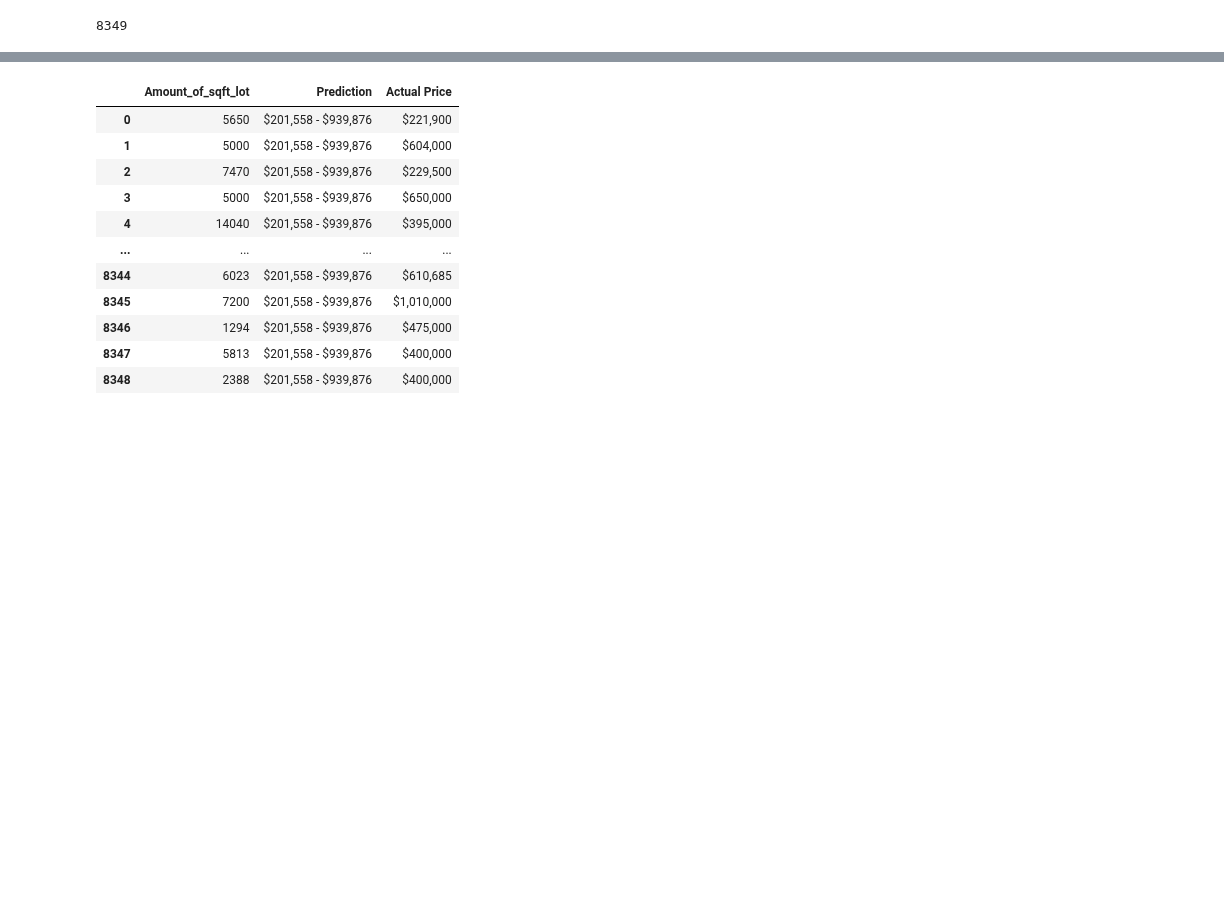
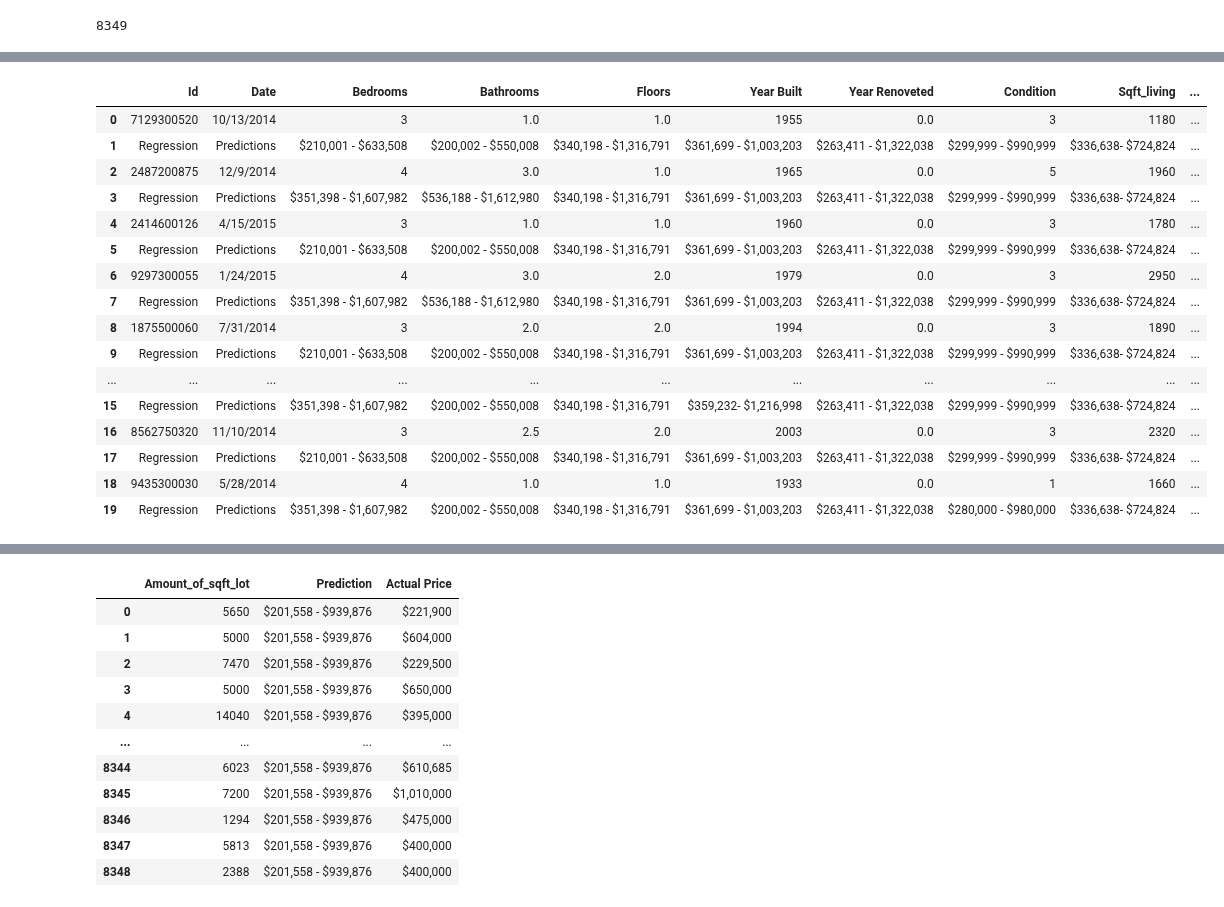
Before and after one commit to ruth-maker/file, a Jupyter notebook: King_County_Blueprint_Dataframes.ipynb, the cells around one changed output, grey strips where cells are left out. Cells and saved outputs as stored; diff of their text form; code cells hidden in the pictures; blank space fills up the shorter version.

```diff
--- a/King_County_Blueprint_Dataframes.ipynb
+++ b/King_County_Blueprint_Dataframes.ipynb
@@ -197,0 +286,6 @@ house_info = pd.DataFrame({'Id':id,'Date':date,'Bedrooms':bedrooms, 'Bathrooms':
+# %%
+sqft_living1 = []
+for i in range(8349):
+    sqft_living1.append(sqft_living[i])
+    sqft_living1.append(East_prediction_sqft_living.Prediction[i])
+len(sqft_living1)
@@ -197,0 +294,6 @@ house_info = pd.DataFrame({'Id':id,'Date':date,'Bedrooms':bedrooms, 'Bathrooms':
+# %%
+sqft_lot1 = []
+for i in range(8349):
+    sqft_lot1.append(sqft_lot[i])
+    sqft_lot1.append(East_prediction_sqft_lot.Prediction[i])
+len(sqft_lot1)
@@ -197,0 +302,11 @@ house_info = pd.DataFrame({'Id':id,'Date':date,'Bedrooms':bedrooms, 'Bathrooms':
+# %%
+no = []
+for i in range(1,8350):
+    no.append(i)
+# %%
+house_info1 = pd.DataFrame({'Id':id1,'Date':date1,'Bedrooms':bedrooms1, 'Bathrooms':bathrooms1,
+                           'Floors':floors1, 'Year Built':yr_built1, 'Year Renoveted':yr_renovated1,
+            'Condition':condition1, 'Sqft_living':sqft_living1,'Sqft_lot':sqft_lot1,
+                          },
+    pd.MultiIndex.from_product([no, ['A', 'B']]),
+                          )
@@ -198,2 +344,23 @@ house_info = pd.DataFrame({'Id':id,'Date':date,'Bedrooms':bedrooms, 'Bathrooms':
+# %%
+house_info1 = house_info1.head(20)
+house_info1
+# %% [output]
+|  | Id | Date | Bedrooms | Bathrooms | Floors | Year Built | Year Renoveted | Condition | Sqft_living | ... |
+| 0 | 7129300520 | 10/13/2014 | 3 | 1.0 | 1.0 | 1955 | 0.0 | 3 | 1180 | ... |
+| 1 | Regression | Predictions | $210,001 - $633,508 | $200,002 - $550,008 | $340,198 - $1,316,791 | $361,699 - $1,003,203 | $263,411 - $1,322,038 | $299,999 - $990,999 | $336,638- $724,824 | ... |
+| 2 | 2487200875 | 12/9/2014 | 4 | 3.0 | 1.0 | 1965 | 0.0 | 5 | 1960 | ... |
+| 3 | Regression | Predictions | $351,398 - $1,607,982 | $536,188 - $1,612,980 | $340,198 - $1,316,791 | $361,699 - $1,003,203 | $263,411 - $1,322,038 | $299,999 - $990,999 | $336,638- $724,824 | ... |
+| 4 | 2414600126 | 4/15/2015 | 3 | 1.0 | 1.0 | 1960 | 0.0 | 3 | 1780 | ... |
+| 5 | Regression | Predictions | $210,001 - $633,508 | $200,002 - $550,008 | $340,198 - $1,316,791 | $361,699 - $1,003,203 | $263,411 - $1,322,038 | $299,999 - $990,999 | $336,638- $724,824 | ... |
+| 6 | 9297300055 | 1/24/2015 | 4 | 3.0 | 2.0 | 1979 | 0.0 | 3 | 2950 | ... |
+| 7 | Regression | Predictions | $351,398 - $1,607,982 | $536,188 - $1,612,980 | $340,198 - $1,316,791 | $361,699 - $1,003,203 | $263,411 - $1,322,038 | $299,999 - $990,999 | $336,638- $724,824 | ... |
+| 8 | 1875500060 | 7/31/2014 | 3 | 2.0 | 2.0 | 1994 | 0.0 | 3 | 1890 | ... |
+| 9 | Regression | Predictions | $210,001 - $633,508 | $200,002 - $550,008 | $340,198 - $1,316,791 | $361,699 - $1,003,203 | $263,411 - $1,322,038 | $299,999 - $990,999 | $336,638- $724,824 | ... |
+| ... | ... | ... | ... | ... | ... | ... | ... | ... | ... | ... |
+| 15 | Regression | Predictions | $351,398 - $1,607,982 | $200,002 - $550,008 | $340,198 - $1,316,791 | $359,232- $1,216,998 | $263,411 - $1,322,038 | $299,999 - $990,999 | $336,638- $724,824 | ... |
+| 16 | 8562750320 | 11/10/2014 | 3 | 2.5 | 2.0 | 2003 | 0.0 | 3 | 2320 | ... |
+| 17 | Regression | Predictions | $210,001 - $633,508 | $200,002 - $550,008 | $340,198 - $1,316,791 | $361,699 - $1,003,203 | $263,411 - $1,322,038 | $299,999 - $990,999 | $336,638- $724,824 | ... |
+| 18 | 9435300030 | 5/28/2014 | 4 | 1.0 | 1.0 | 1933 | 0.0 | 1 | 1660 | ... |
+| 19 | Regression | Predictions | $351,398 - $1,607,982 | $200,002 - $550,008 | $340,198 - $1,316,791 | $361,699 - $1,003,203 | $263,411 - $1,322,038 | $280,000 - $980,000 | $336,638- $724,824 | ... |
 # %%
 %store house_info
```
Also changed, not shown: parts of 33 cells of this notebook, 1 other file.
